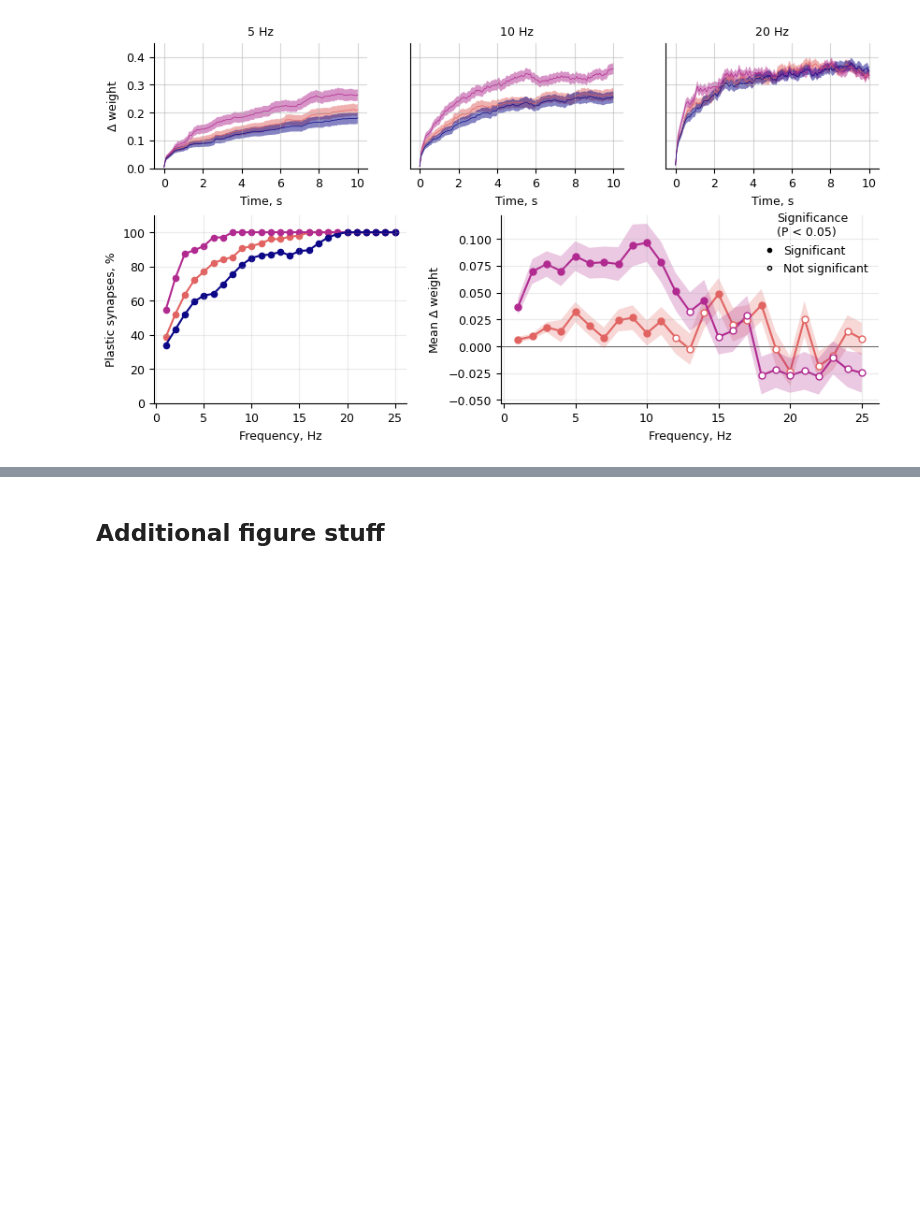
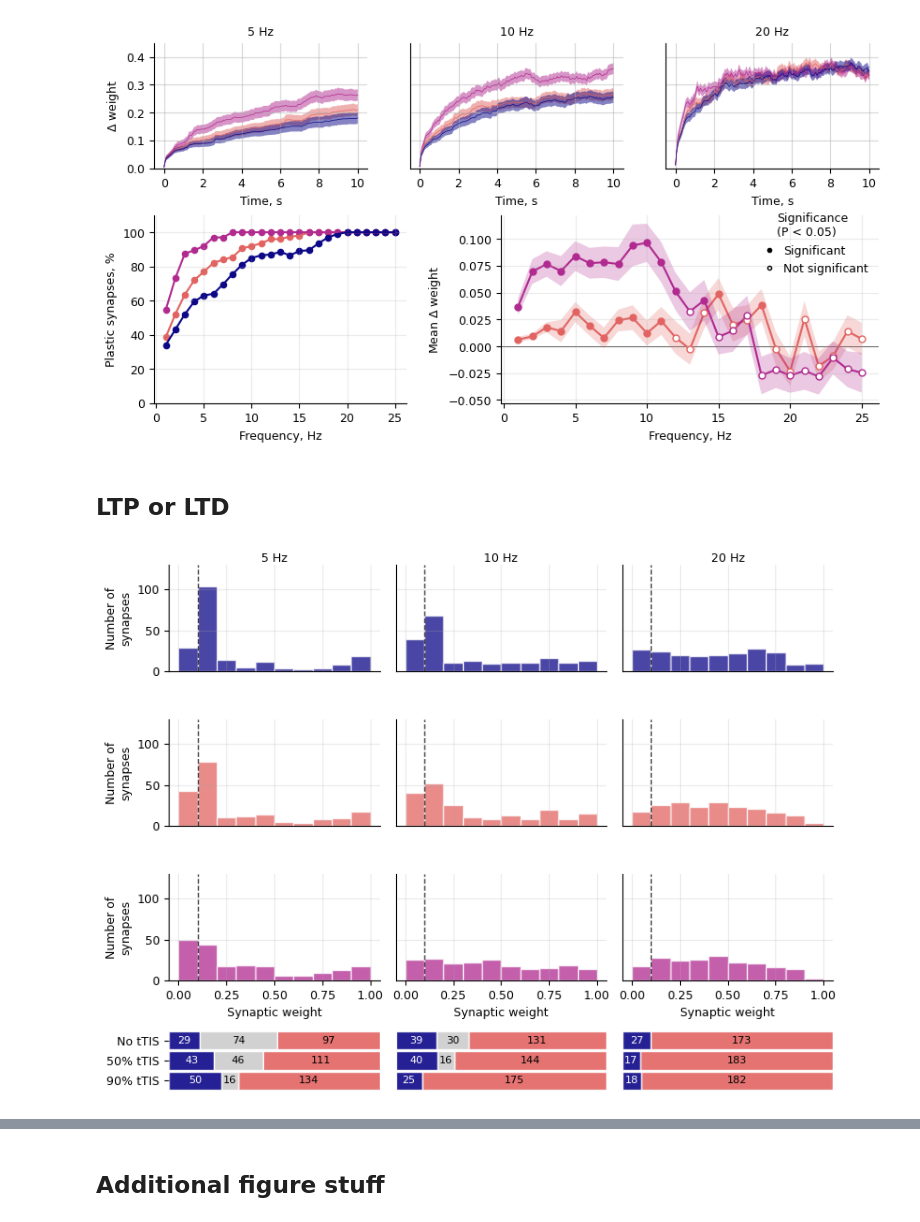
Before and after one commit to kerseviciute/temporal-interference, a Jupyter notebook: thesis/figure-results_input-frequency-subthreshold-ti.ipynb, the cells around one changed output, grey strips where cells are left out. Drawn from its saved outputs; the diff is of its cells as text; code cells hidden in the pictures; blank space fills up the shorter version.

```diff
--- a/thesis/figure-results_input-frequency-subthreshold-ti.ipynb
+++ b/thesis/figure-results_input-frequency-subthreshold-ti.ipynb
@@ -362,3 +362,5 @@ plot_weight_difference(frequencies, effective_stims, noneffective_stim, weights,
 plt.savefig("figure-results_input-frequency.png", dpi = 500, bbox_inches = "tight", transparent = True)
 # %% [output]
 [figure]
+# %% [markdown]
+## LTP or LTD
@@ -364,0 +474,59 @@ plt.savefig("figure-results_input-frequency.png", dpi = 500, bbox_inches = "tigh
+# %%
+fig, axs = plt.subplots(nrows = len(weights.keys()) + 1, ncols = len(example_frequencies), figsize = (8, 6), height_ratios = [1, 1, 1, 0.6], sharex="row")
+
+for row, frequency in enumerate(example_frequencies):
+  for ax, stim in zip(axs[:, row], ['noTI', '1000_5_0.5', '1000_5_0.9']):
+
+    w = weights[stim][frequency]
+
+    final = w.iloc[-1, :]
+    final = final[ final != 0.1 ]
+
+    is_ltp = final > 0.1
+    is_ltd = final < 0.1
+
+    label = stim_labels[stim]
+    color = colors[label]
+    bins = np.arange(0, 1.1, 0.1)
+    ax.hist(w.iloc[-1, :], bins = bins, edgecolor = "white", color = color, alpha = 0.75)
+
+    ax.grid(alpha = 0.25)
+    ax.spines["top"].set_visible(False)
+    ax.spines["right"].set_visible(False)
+
+    ax.axvline(0.1, color="black", linestyle="--", linewidth=1, alpha = 0.75)
+    ax.set_ylim(0, 130)
+
+    if frequency == 5:
+      ax.set_ylabel("Number of\nsynapses")
+    else:
+      ax.tick_params(left = False, labelleft = False)
+
+    if stim == '1000_5_0.9':
+      ax.set_xlabel("Synaptic weight")
+    else:
+      ax.tick_params(bottom = False, labelbottom = False, top = False, labeltop = False)
+
+    if stim == "noTI":
+      ax.text(
+        0.5, 1, f"{frequency} Hz",
+        transform = ax.transAxes,
+        ha = "center",
+        va = "bottom",
+        fontsize = 9
+      )
+
+    ax.grid(alpha = 0.25)
+
+plot_bardistributions(weights, 5, axs[3, 0])
+plot_bardistributions(weights, 10, axs[3, 1])
+plot_bardistributions(weights, 20, axs[3, 2])
+
+axs[3, 1].tick_params(left = False, labelleft = False)
+axs[3, 2].tick_params(left = False, labelleft = False)
+
+plt.tight_layout()
+plt.subplots_adjust(hspace=0.5)
+plt.show()
+# %% [output]
+[figure, added]
```
Also changed, not shown: parts of 10 cells of this notebook, 2 other files.
